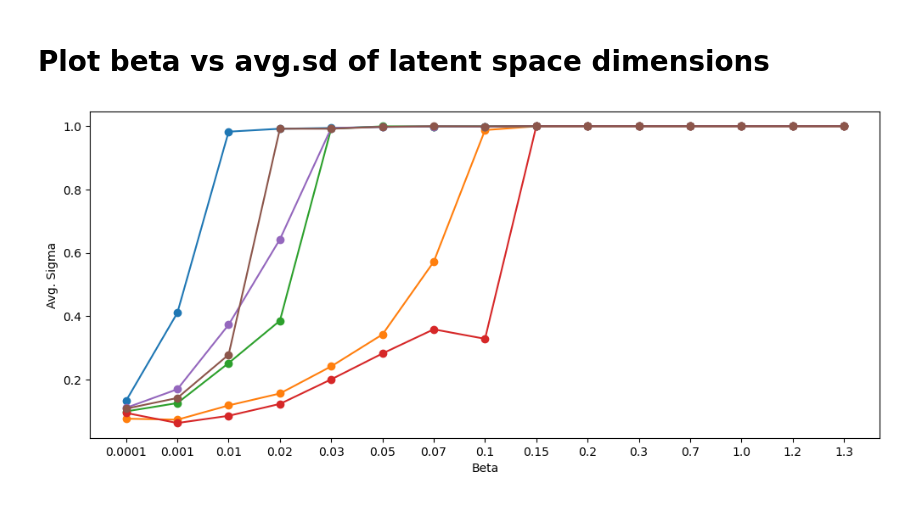
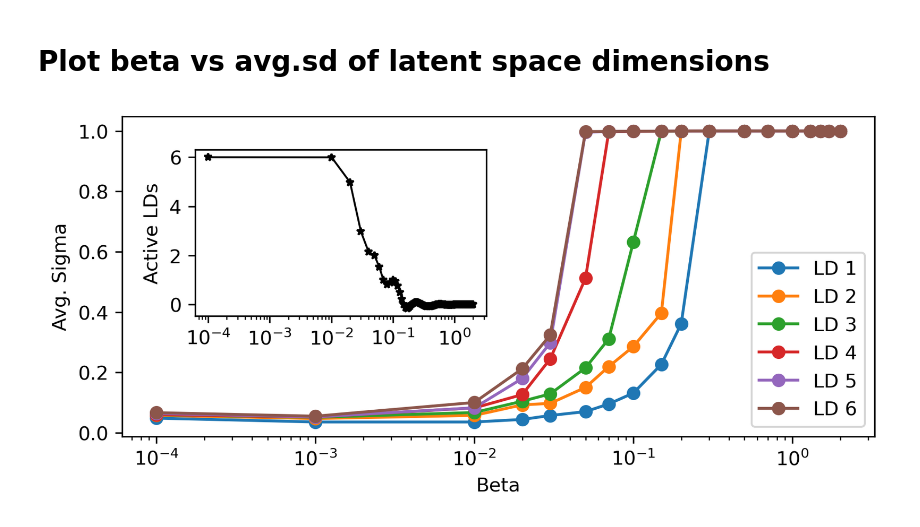
Before and after one commit to goharalisiddiqui/collective-encoder, a Jupyter notebook: analysis.ipynb, the cells around one changed output. Saved outputs shown, nothing was run; the diff lists cells and outputs as text; code cells hidden in the pictures.

```diff
--- a/analysis.ipynb
+++ b/analysis.ipynb
@@ -6,6 +6,12 @@ import numpy as np
 import math
 import pandas as pd
 from io import StringIO
+from scipy.interpolate import CubicSpline, interp1d
+params = {
+          'font.size' : 10,
+          }
+        #   'font.family' : 'qhv',
+plt.rcParams.update(params)
 # %%
 def get_sorted(dic):
     return [dic[k] for k in list(map(str,sorted(list(map(int, dic.keys())))))]
@@ -124,37 +161,91 @@ plt.legend()
 # %%
 def get_avgSigmas(folder):
     avgSigmas = {}
     for run in [f for f in next(os.walk(folder))[1] if f != 'lightning_logs']:
         n_run = run.split('_')[-1]
-        with open(os.path.join(folder,run,'out.txt')) as f:
+        with open(os.path.join(folder,run,'out.txt'), 'r') as f:
             txt = f.readlines()
-            for ind, line in enumerate(txt):
+            ind = len(txt) - 1
+            while ind >= 0:
+                line = txt[ind]
                 if "Avg. Sigma per LD" in line:
                     ind += 1
                     line = txt[ind]
+                    values = []
                     while "=====" not in line:
                         infline = line.split(sep=':')
                         key = infline[0].strip()
-                        value = float(infline[1].strip())
-                        if key not in avgSigmas.keys():
-                            avgSigmas[key] = {}
-                        avgSigmas[key][n_run] = value
+                        values.append(float(infline[1].strip()))
                         ind += 1
                         line = txt[ind]
+                    values = sorted(values)
+                    for i, val in enumerate(values):
+                        if f"LD {i}" not in avgSigmas.keys():
+                            avgSigmas[f"LD {i}"] = {}
+                        avgSigmas[f"LD {i}"][n_run] = val
                     break
+                ind -= 1
     return avgSigmas
 
-folder = './beta_search_ld6_lr0p001_long'
-betas = get_sorted(get_betas(folder))
-avgSigmas = get_avgSigmas(folder)
-for key in avgSigmas.keys():
-    avgSigmas[key] = get_sorted(avgSigmas[key])
-fig = plt.figure(figsize=(12,5))
-ax = fig.add_subplot(111)
-for key in avgSigmas.keys():
-    ax.plot(betas[:len(avgSigmas[key])], avgSigmas[key], 'o-', label=key)
-plt.xlabel('Beta')
-plt.ylabel('Avg. Sigma')
-plt.show()
+def print_betaSweep(folder):
+    plt.close()
+    betas = get_sorted(get_betas(folder))
+    betas = [float(b) for b in betas]
+    avgSigmas = get_avgSigmas(folder)
+    for key in avgSigmas.keys():
+        avgSigmas[key] = get_sorted(avgSigmas[key])
+    # fig, ax = plt.subplots(nrows=2,ncols=1, figsize=(7,6), dpi=300)
+    fig, ax = plt.subplots(figsize=(7,3), dpi=300)
+
+    active_lds = []
+    for ind,beta in enumerate(betas):
+        i = 0
+        for key in avgSigmas.keys():
+            cs = interp1d(betas, avgSigmas[key], kind='cubic')
+            if cs(beta) < 0.2:
+                i += 1
+        active_lds.append(i)
+    if True:
+        active_lds = [a if a <= 6 else 6 for a in active_lds]
+
+    for key in avgSigmas.keys():
+        ld_num  = int(key.split(' ')[-1])
+        ax.plot(betas[:len(avgSigmas[key])], avgSigmas[key], 'o-', label="LD " + str(ld_num + 1))
+        if ld_num == 5:
+            break
+
+    left, bottom, width, height = [0.2, 0.4, 0.3, 0.4]
+    ax2 = fig.add_axes([left, bottom, width, height])
+    log_betas = np.log(betas)
+    multip = [a*b for a,b in zip(betas, active_lds)]
+    cs = interp1d(betas, active_lds, kind='cubic')
+    x_range = np.arange(min(betas), max(betas), 0.01)
+
+    # ax[1].plot(betas, active_lds, 'o-', color='black', label='Active LDs')
+    ax2.plot(x_range, cs(x_range), '*-', color='black', label='Active LDs', linewidth=1, markersize=4)
+    # ax[1].plot(active_lds, multip, 'o-', color='black', label='Active LDs')
+
+    # ax2.set_xlabel('Beta')
+    ax2.set_ylabel('Active LDs')
+    ax2.set_yticks(range(0,7,2))
+    ax2.set_xscale('log')
+    # ax2.set_yscale('log')
+
+    ax.set_xscale('log')
+    ax.set_xlabel('Beta')
+    ax.set_ylabel('Avg. Sigma')
+    # plt.title(f'{folder.split("/")[-1]}')
+    # plt.tight_layout()
+    ax.legend(loc='lower right')
+    plt.savefig('beta_sweep_iter13.pdf', dpi=300, bbox_inches='tight')
+    plt.show()
+
+
+# print_betaSweep('./beta-sweep_VAE_ld6_ep200_run14iter1')
+
+# Active learning
+print_betaSweep('../enhanced_md/run14/iter13/beta-sweep_VAE_ld10_ep200')
+print_betaSweep('../enhanced_md/run14/iter16/beta-sweep_VAE_ld10_ep200')
+# print_betaSweep('./saved_runs/beta_search_100nsUnbaised/beta_search_ld6_lr0p001_long')
 # %% [output]
-[figure, old version]
+[figure, new version]
```
Also changed, not shown: parts of 4 cells of this notebook, 4 other files.
